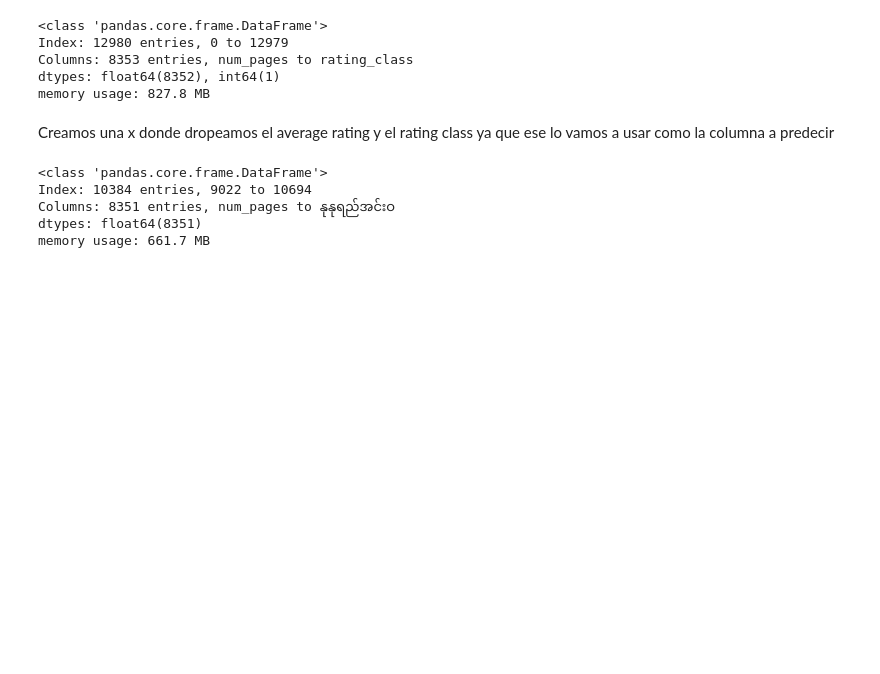
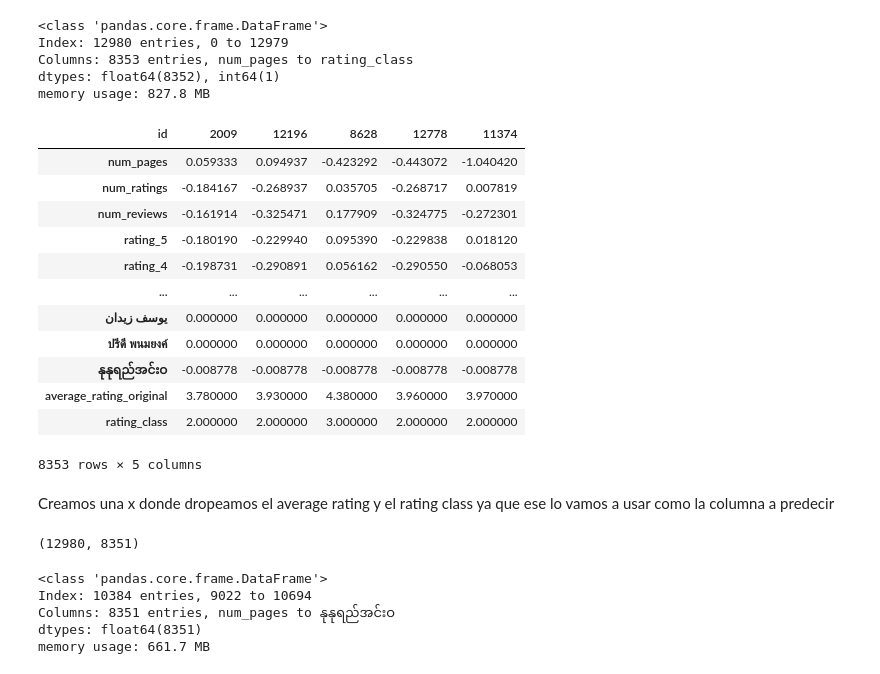
Before and after one commit to OlimpiaGarcia/Book_algorithm, a Jupyter notebook: Model_2.ipynb, the cells around one changed output. Cells and saved outputs as stored; diff of their text form; code cells hidden in the pictures; blank space fills up the shorter version.

```diff
--- a/Model_2.ipynb
+++ b/Model_2.ipynb
@@ -256,6 +258,22 @@ Index: 12980 entries, 0 to 12979
 Columns: 8353 entries, num_pages to rating_class
 dtypes: float64(8352), int64(1)
 memory usage: 827.8 MB
+# %%
+data.sample(5).T
+# %% [output]
+| id | 2009 | 12196 | 8628 | 12778 | 11374 |
+| num_pages | 0.059333 | 0.094937 | -0.423292 | -0.443072 | -1.040420 |
+| num_ratings | -0.184167 | -0.268937 | 0.035705 | -0.268717 | 0.007819 |
+| num_reviews | -0.161914 | -0.325471 | 0.177909 | -0.324775 | -0.272301 |
+| rating_5 | -0.180190 | -0.229940 | 0.095390 | -0.229838 | 0.018120 |
+| rating_4 | -0.198731 | -0.290891 | 0.056162 | -0.290550 | -0.068053 |
+| ... | ... | ... | ... | ... | ... |
+| يوسف زيدان | 0.000000 | 0.000000 | 0.000000 | 0.000000 | 0.000000 |
+| ปรีดี พนมยงค์ | 0.000000 | 0.000000 | 0.000000 | 0.000000 | 0.000000 |
+| နုနုရည်အင်းဝ | -0.008778 | -0.008778 | -0.008778 | -0.008778 | -0.008778 |
+| average_rating_original | 3.780000 | 3.930000 | 4.380000 | 3.960000 | 3.970000 |
+| rating_class | 2.000000 | 2.000000 | 3.000000 | 2.000000 | 2.000000 |
+8353 rows × 5 columns
 # %% [markdown]
 Creamos una x donde dropeamos el average rating y el rating class ya que ese lo vamos a usar como la columna a predecir
 # %%
@@ -267,6 +285,10 @@ y = data['rating_class']
 X_train, X_test, y_train, y_test = train_test_split(
     X, y, test_size=0.2, random_state=42, stratify=y
 )
+# %%
+X.shape
+# %% [output]
+(12980, 8351)
 # %%
 X_train.info()
 # %% [output]
```
Also changed, not shown: parts of 18 cells of this notebook.
